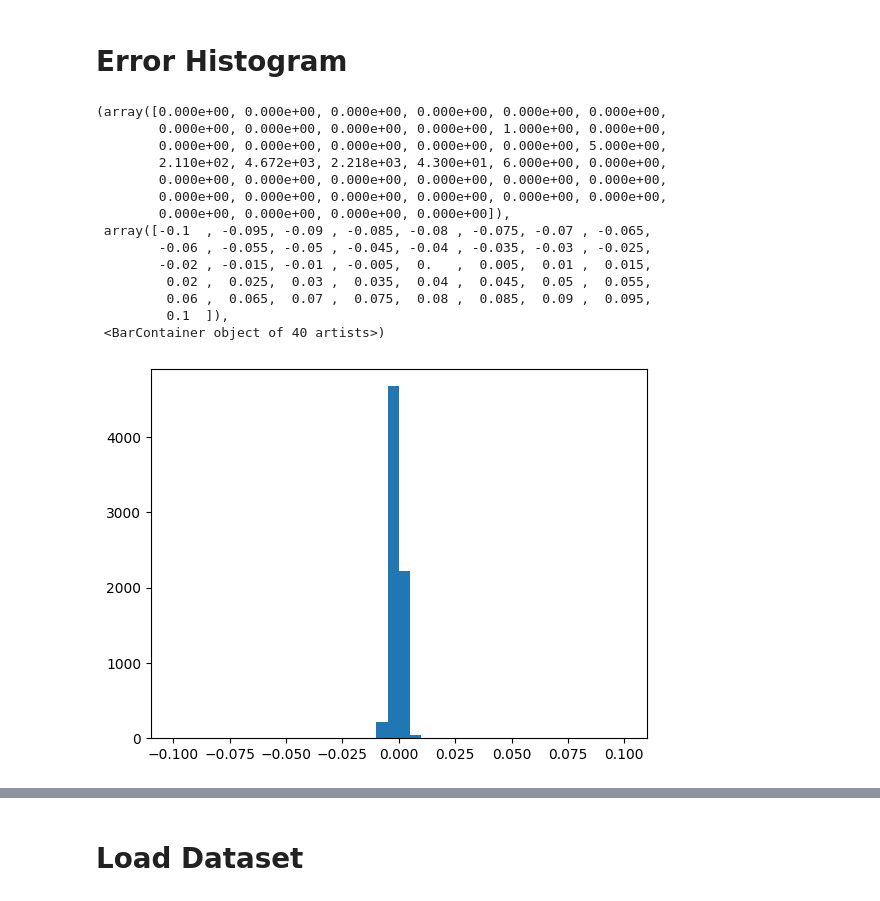
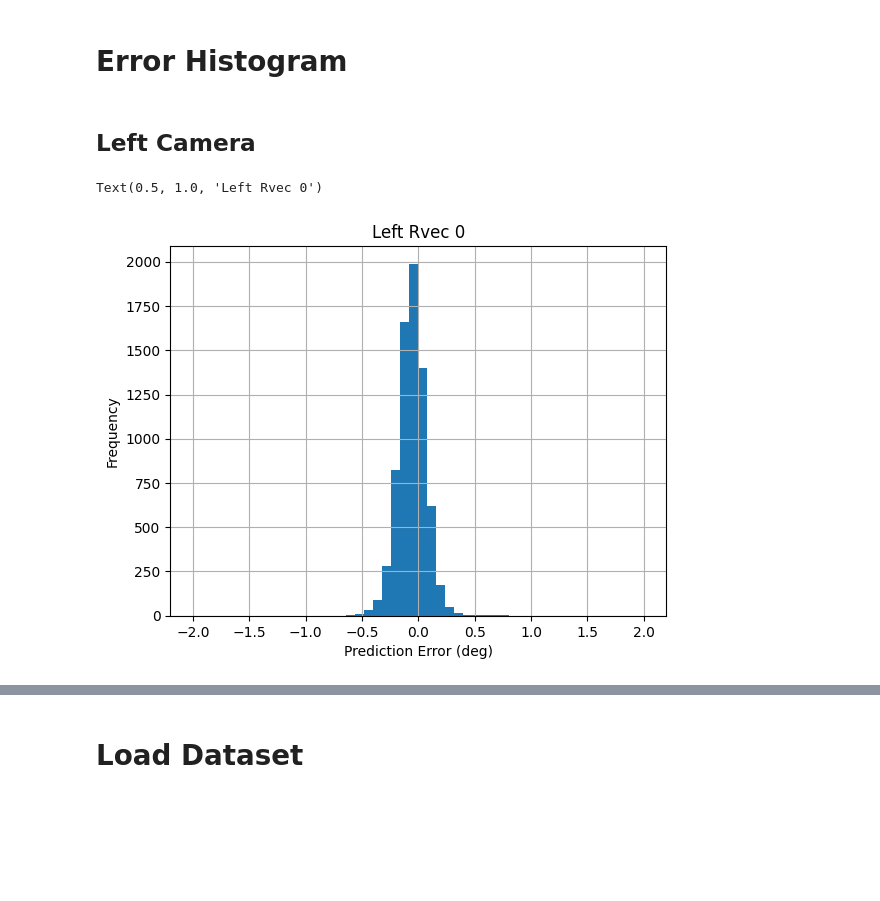
Before and after one commit to jpmnieles/grace_dl, a Jupyter notebook: notebooks/241020_ANN_Model_Evaluation.ipynb, the cells around one changed output, grey strips where cells are left out. Saved outputs shown, nothing was run; the diff lists cells and outputs as text; code cells hidden in the pictures; blank space fills up the shorter version.

```diff
--- a/notebooks/241020_ANN_Model_Evaluation.ipynb
+++ b/notebooks/241020_ANN_Model_Evaluation.ipynb
@@ -122,22 +148,15 @@ def preprocess_csv(data_dir, val_size=0.3):
 # %%
 csv_fn = '/home/jaynieles/dev/grace_dl/logs/fk/runs/2024-10-22_21-55-35/tensorboard/version_0/delta_output_analysis.csv'
 csv_df = pd.read_csv(csv_fn)
+# %% [markdown]
+## Left Camera
 # %%
-plt.hist(csv_df['delta_l_rvec_0'], bins=40, range=(-0.1,0.1))
+plt.hist(np.degrees(csv_df['delta_l_rvec_0']), bins=50, range=(-2,2))
+plt.grid()
+plt.xlabel('Prediction Error (deg)')
+plt.ylabel('Frequency')
+plt.title('Left Rvec 0')
 # %% [output]
-(array([0.000e+00, 0.000e+00, 0.000e+00, 0.000e+00, 0.000e+00, 0.000e+00,
-        0.000e+00, 0.000e+00, 0.000e+00, 0.000e+00, 1.000e+00, 0.000e+00,
-        0.000e+00, 0.000e+00, 0.000e+00, 0.000e+00, 0.000e+00, 5.000e+00,
-        2.110e+02, 4.672e+03, 2.218e+03, 4.300e+01, 6.000e+00, 0.000e+00,
-        0.000e+00, 0.000e+00, 0.000e+00, 0.000e+00, 0.000e+00, 0.000e+00,
-        0.000e+00, 0.000e+00, 0.000e+00, 0.000e+00, 0.000e+00, 0.000e+00,
-        0.000e+00, 0.000e+00, 0.000e+00, 0.000e+00]),
- array([-0.1  , -0.095, -0.09 , -0.085, -0.08 , -0.075, -0.07 , -0.065,
-        -0.06 , -0.055, -0.05 , -0.045, -0.04 , -0.035, -0.03 , -0.025,
-        -0.02 , -0.015, -0.01 , -0.005,  0.   ,  0.005,  0.01 ,  0.015,
-         0.02 ,  0.025,  0.03 ,  0.035,  0.04 ,  0.045,  0.05 ,  0.055,
-         0.06 ,  0.065,  0.07 ,  0.075,  0.08 ,  0.085,  0.09 ,  0.095,
-         0.1  ]),
- <BarContainer object of 40 artists>)
+Text(0.5, 1.0, 'Left Rvec 0')
-[figure, old version]
+[figure, new version]
 # %%
```
Also changed, not shown: parts of 30 cells of this notebook.
